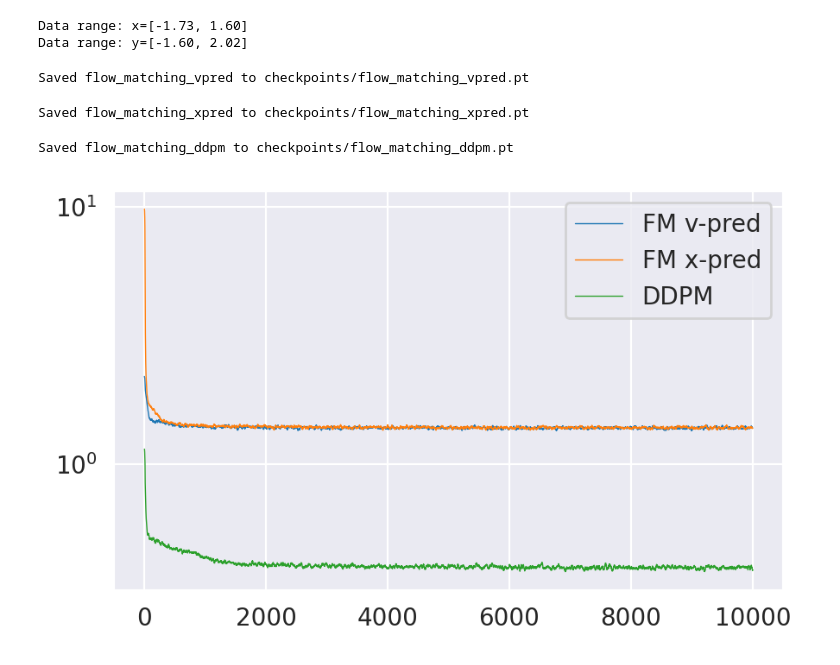
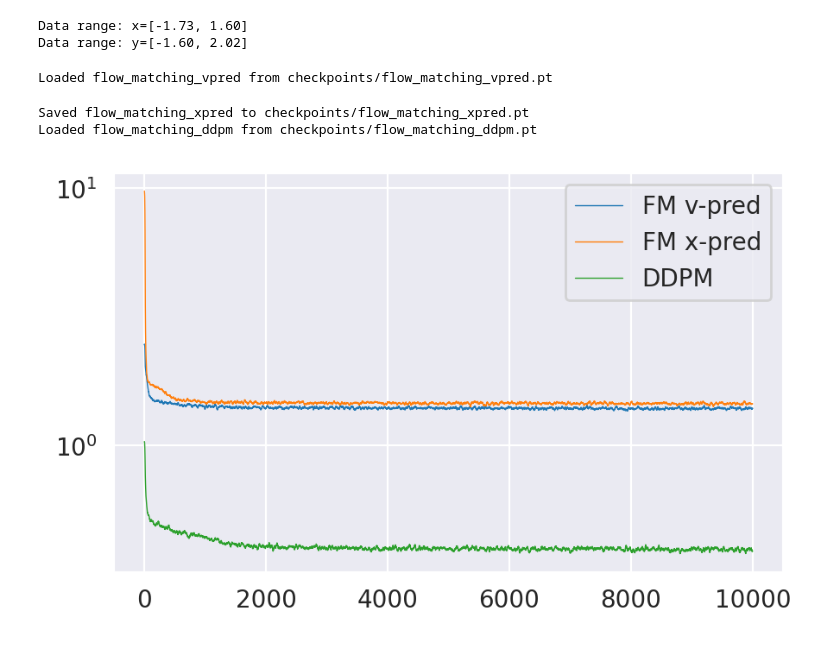
Before and after one commit to etienne87/diffusion_tutorials, a Jupyter notebook: notebooks/flow_matching.ipynb, the cells around one changed output. Saved outputs shown, nothing was run; the diff lists cells and outputs as text; code cells hidden in the pictures.

```diff
--- a/notebooks/flow_matching.ipynb
+++ b/notebooks/flow_matching.ipynb
@@ -37,7 +37,8 @@ from numpy.lib.stride_tricks import sliding_window_view
 
 def sample_t(batch_size, eps=0.05):
     """Sample t between eps and 1-eps."""
-    return torch.rand(batch_size)[:,None] / (1-eps) + eps
+    # return torch.rand(batch_size)[:,None] / (1-eps) + eps
+    return (torch.rand(batch_size)[:, None] * (1 - 2*eps)) + eps
 
 
 def train_step_fm(x, net, optimizer):
@@ -45,7 +46,7 @@ def train_step_fm(x, net, optimizer):
     The path from noise to data is a straight line, so the target
     velocity is simply v = e - x (constant along the path).
     """
-    t = sample_t(len(x)).to(x.device)
+    t = sample_t(len(x), eps=0).to(x.device)
     e = torch.randn_like(x)
     # Convention: t=0 -> z=x (data), t=1 -> z=e (noise)
     z = (1-t) * x + t * e
@@ -115,37 +116,37 @@ def train_step_ddpm(x, net, optimizer):
 # ── Checkpointing ─────────────────────────────────────────────────────────────
 LOAD_FROM_CHECKPOINT_IF_AVAILABLE = True
 SAVE_CHECKPOINT_AFTER_TRAIN = True
 ckpt_dir = Path("checkpoints")
 ckpt_dir.mkdir(parents=True, exist_ok=True)
 niter = 10000
 lr = 1e-3
 time_dim = 0  # Set to 64 to use sinusoidal time embedding
 
 
 _kw = dict(data=train_set, niter=niter, lr=1e-3, ckpt_dir=ckpt_dir,
            load=LOAD_FROM_CHECKPOINT_IF_AVAILABLE, save=SAVE_CHECKPOINT_AFTER_TRAIN)
 
 
 model_v_pred = TinyMLP(2, 32, time_dim=time_dim, x_prediction=False)
 model_x_pred = TinyMLP(2, 32, time_dim=time_dim, x_prediction=True)
-model_ddpm   = TinyMLP(2, 64, time_dim=64,        x_prediction=False)
+model_ddpm   = TinyMLP(2, 32, time_dim=32,        x_prediction=False)
 
 losses_v_pred = load_or_train(model_v_pred, "flow_matching_vpred", train_step_fm,       **_kw)
 losses_x_pred = load_or_train(model_x_pred, "flow_matching_xpred", train_step_fm_xpred, **_kw)
 losses_ddpm   = load_or_train(model_ddpm,   "flow_matching_ddpm",  train_step_ddpm,     **_kw)
 
 with sns.axes_style("darkgrid"):
     fig, ax = plt.subplots(1,1, figsize=(5, 3), dpi=200)
     ax.semilogy(np.arange(len(losses_v_pred)), losses_v_pred, linewidth=0.5, label='FM v-pred')
     ax.semilogy(np.arange(len(losses_x_pred)), losses_x_pred, linewidth=0.5, label='FM x-pred')
     ax.semilogy(np.arange(len(losses_ddpm)),   losses_ddpm,   linewidth=0.5, label='DDPM')
     plt.legend()
     plt.show()
 # %% [output]
-Saved flow_matching_vpred to checkpoints/flow_matching_vpred.pt
+Loaded flow_matching_vpred from checkpoints/flow_matching_vpred.pt
 Saved flow_matching_xpred to checkpoints/flow_matching_xpred.pt
+Loaded flow_matching_ddpm from checkpoints/flow_matching_ddpm.pt
-Saved flow_matching_ddpm to checkpoints/flow_matching_ddpm.pt
-[figure, old version]
+[figure, new version]
 # %%
 # let's code inference
 # ivp is dopri5 ode solver
```
Also changed, not shown: parts of 2 cells of this notebook, 3 other files.
